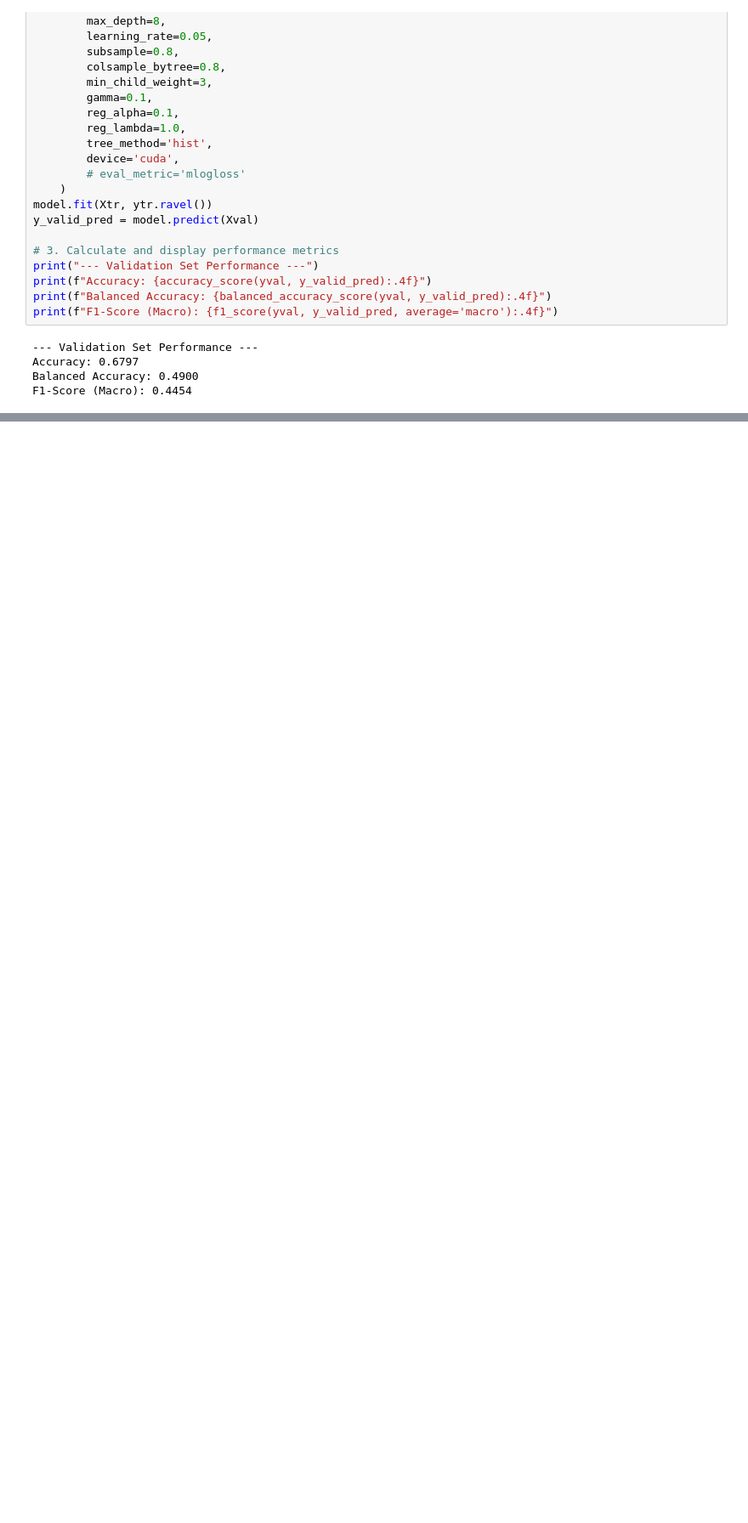
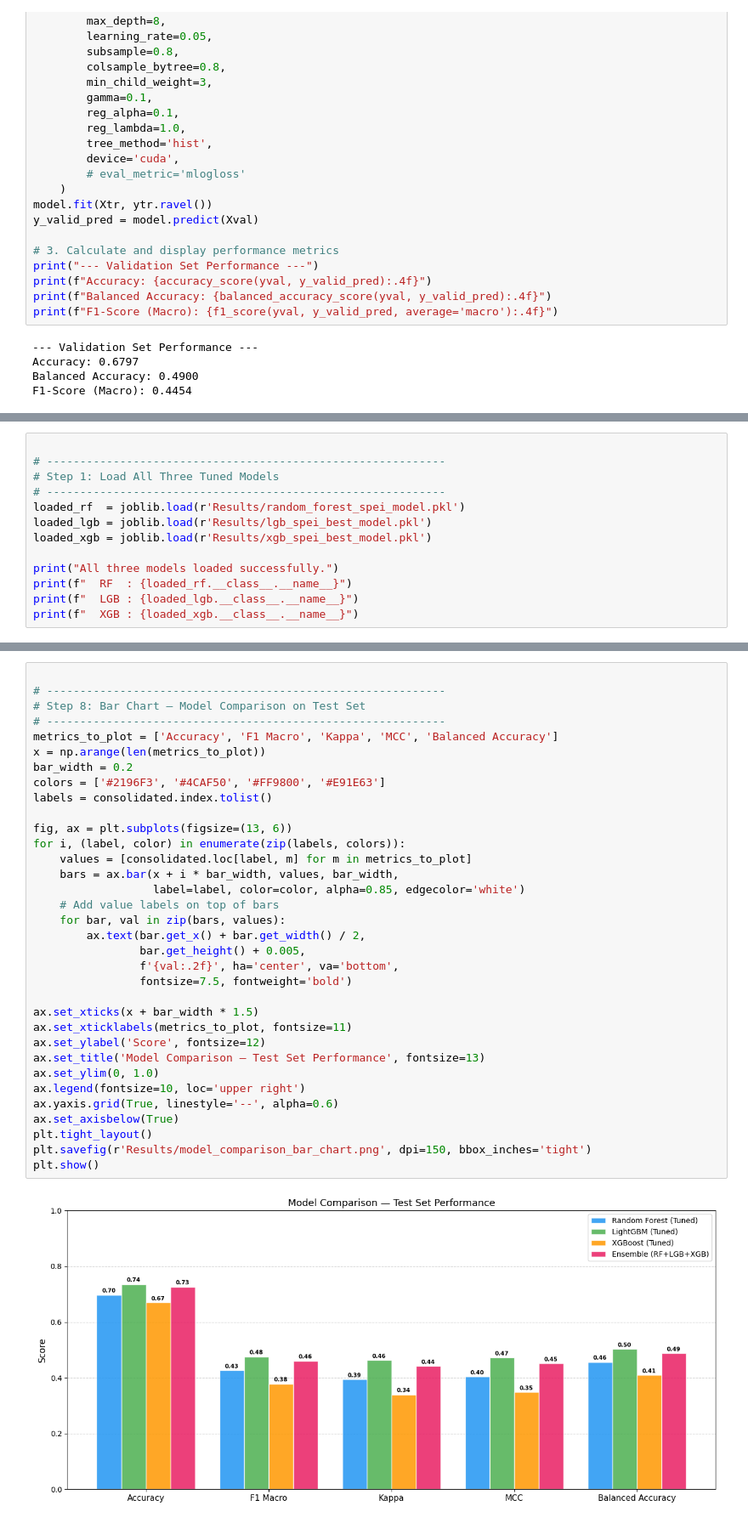
Before and after one commit to AnimeshChoudhury/DroughtXAI, a Jupyter notebook: 4_ModelSelection.ipynb, the cells around one changed output, grey strips where cells are left out. Shown at 85% size. Cells and saved outputs as stored; diff of their text form; blank space fills up the shorter version.

```diff
--- a/4_ModelSelection.ipynb
+++ b/4_ModelSelection.ipynb
@@ -597,0 +964,13 @@ plt.show()
+# %%
+
+# ------------------------------------------------------------
+# Step 1: Load All Three Tuned Models
+# ------------------------------------------------------------
+loaded_rf  = joblib.load(r'Results/random_forest_spei_model.pkl')
+loaded_lgb = joblib.load(r'Results/lgb_spei_best_model.pkl')
+loaded_xgb = joblib.load(r'Results/xgb_spei_best_model.pkl')
+
+print("All three models loaded successfully.")
+print(f"  RF  : {loaded_rf.__class__.__name__}")
+print(f"  LGB : {loaded_lgb.__class__.__name__}")
+print(f"  XGB : {loaded_xgb.__class__.__name__}")
@@ -597,0 +1204,36 @@ plt.show()
+# %%
+
+# ------------------------------------------------------------
+# Step 8: Bar Chart — Model Comparison on Test Set
+# ------------------------------------------------------------
+metrics_to_plot = ['Accuracy', 'F1 Macro', 'Kappa', 'MCC', 'Balanced Accuracy']
+x = np.arange(len(metrics_to_plot))
+bar_width = 0.2
+colors = ['#2196F3', '#4CAF50', '#FF9800', '#E91E63']
+labels = consolidated.index.tolist()
+
+fig, ax = plt.subplots(figsize=(13, 6))
+for i, (label, color) in enumerate(zip(labels, colors)):
+    values = [consolidated.loc[label, m] for m in metrics_to_plot]
+    bars = ax.bar(x + i * bar_width, values, bar_width,
+                  label=label, color=color, alpha=0.85, edgecolor='white')
+    # Add value labels on top of bars
+    for bar, val in zip(bars, values):
+        ax.text(bar.get_x() + bar.get_width() / 2,
+                bar.get_height() + 0.005,
+                f'{val:.2f}', ha='center', va='bottom',
+                fontsize=7.5, fontweight='bold')
+
+ax.set_xticks(x + bar_width * 1.5)
+ax.set_xticklabels(metrics_to_plot, fontsize=11)
+ax.set_ylabel('Score', fontsize=12)
+ax.set_title('Model Comparison — Test Set Performance', fontsize=13)
+ax.set_ylim(0, 1.0)
+ax.legend(fontsize=10, loc='upper right')
+ax.yaxis.grid(True, linestyle='--', alpha=0.6)
+ax.set_axisbelow(True)
+plt.tight_layout()
+plt.savefig(r'Results/model_comparison_bar_chart.png', dpi=150, bbox_inches='tight')
+plt.show()
+# %% [output]
+[figure, added]
```
Also changed, not shown: parts of 25 cells of this notebook, 32 other files.
